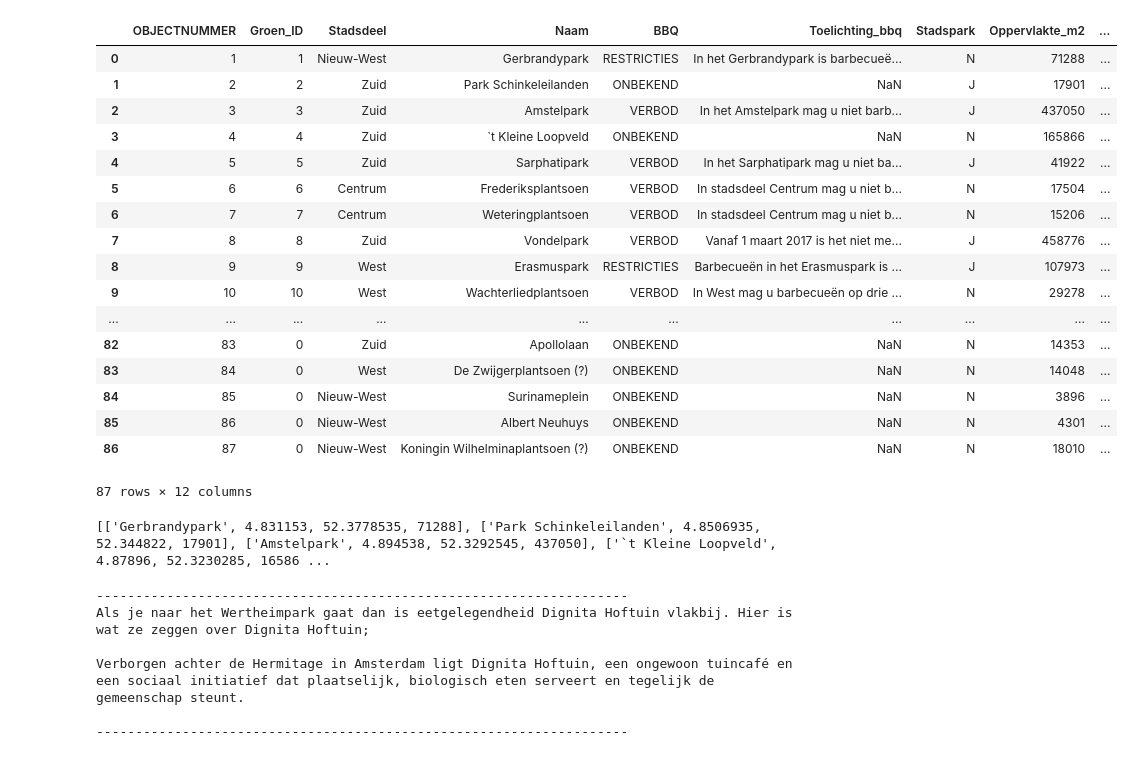
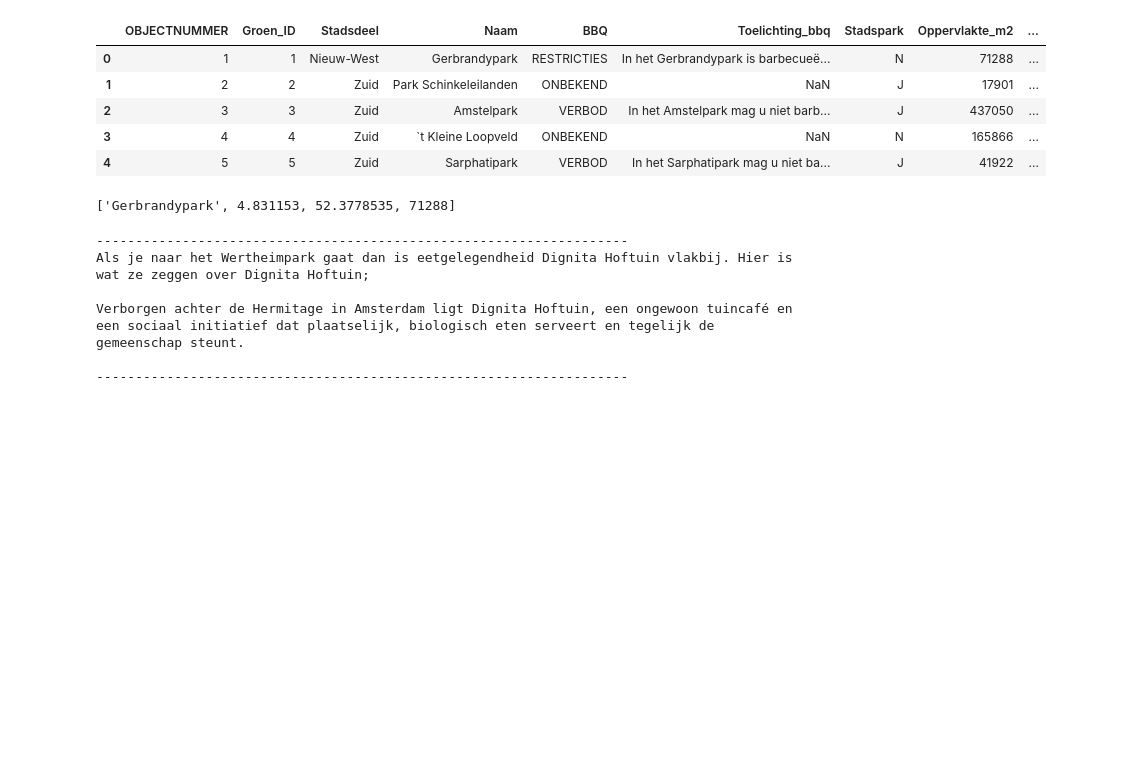
Before and after one commit to waternet/datalab_demo, a Jupyter notebook: Demo ML.ipynb, the cells around one changed output. Drawn from its saved outputs; the diff is of its cells as text; code cells hidden in the pictures; blank space fills up the shorter version.

Commit message:
Only show a few data points

```diff
--- a/Demo ML.ipynb
+++ b/Demo ML.ipynb
@@ -60,27 +47,15 @@ eetgelegenheden
 # %%
 import pandas as pd
 
 data = pd.read_csv('PARKPLANTSOENGROEN.csv', sep=';')
-data
+data.head()
 # %% [output]
 |  | OBJECTNUMMER | Groen_ID | Stadsdeel | Naam | BBQ | Toelichting_bbq | Stadspark | Oppervlakte_m2 | ... |
 | 0 | 1 | 1 | Nieuw-West | Gerbrandypark | RESTRICTIES | In het Gerbrandypark is barbecueë... | N | 71288 | ... |
 | 1 | 2 | 2 | Zuid | Park Schinkeleilanden | ONBEKEND | NaN | J | 17901 | ... |
 | 2 | 3 | 3 | Zuid | Amstelpark | VERBOD | In het Amstelpark mag u niet barb... | J | 437050 | ... |
 | 3 | 4 | 4 | Zuid | `t Kleine Loopveld | ONBEKEND | NaN | N | 165866 | ... |
 | 4 | 5 | 5 | Zuid | Sarphatipark | VERBOD | In het Sarphatipark mag u niet ba... | J | 41922 | ... |
-| 5 | 6 | 6 | Centrum | Frederiksplantsoen | VERBOD | In stadsdeel Centrum mag u niet b... | N | 17504 | ... |
-| 6 | 7 | 7 | Centrum | Weteringplantsoen | VERBOD | In stadsdeel Centrum mag u niet b... | N | 15206 | ... |
-| 7 | 8 | 8 | Zuid | Vondelpark | VERBOD | Vanaf 1 maart 2017 is het niet me... | J | 458776 | ... |
-| 8 | 9 | 9 | West | Erasmuspark | RESTRICTIES | Barbecueën in het Erasmuspark is ... | J | 107973 | ... |
-| 9 | 10 | 10 | West | Wachterliedplantsoen | VERBOD | In West mag u barbecueën op drie ... | N | 29278 | ... |
-| ... | ... | ... | ... | ... | ... | ... | ... | ... | ... |
-| 82 | 83 | 0 | Zuid | Apollolaan | ONBEKEND | NaN | N | 14353 | ... |
-| 83 | 84 | 0 | West | De Zwijgerplantsoen (?) | ONBEKEND | NaN | N | 14048 | ... |
-| 84 | 85 | 0 | Nieuw-West | Surinameplein | ONBEKEND | NaN | N | 3896 | ... |
-| 85 | 86 | 0 | Nieuw-West | Albert Neuhuys | ONBEKEND | NaN | N | 4301 | ... |
-| 86 | 87 | 0 | Nieuw-West | Koningin Wilhelminaplantsoen (?) | ONBEKEND | NaN | N | 18010 | ... |
-87 rows × 12 columns
 # %%
 parken = []
 
@@ -91,9 +66,9 @@ for _, row in data.iterrows():
     opp = row['Oppervlakte_m2']
     parken.append([naam, lng, lat, opp])
 
-print parken
+print parken[0]
 # %% [output]
-[['Gerbrandypark', 4.831153, 52.3778535, 71288], ['Park Schinkeleilanden', 4.8506935, 52.344822, 17901], ['Amstelpark', 4.894538, 52.3292545, 437050], ['`t Kleine Loopveld', 4.87896, 52.3230285, 16586 ...
+['Gerbrandypark', 4.831153, 52.3778535, 71288]
 # %%
 def vind_eetplek_dichtste_bij_park(parknaam):
     result = []
```
Also changed, not shown: parts of 5 cells of this notebook.
